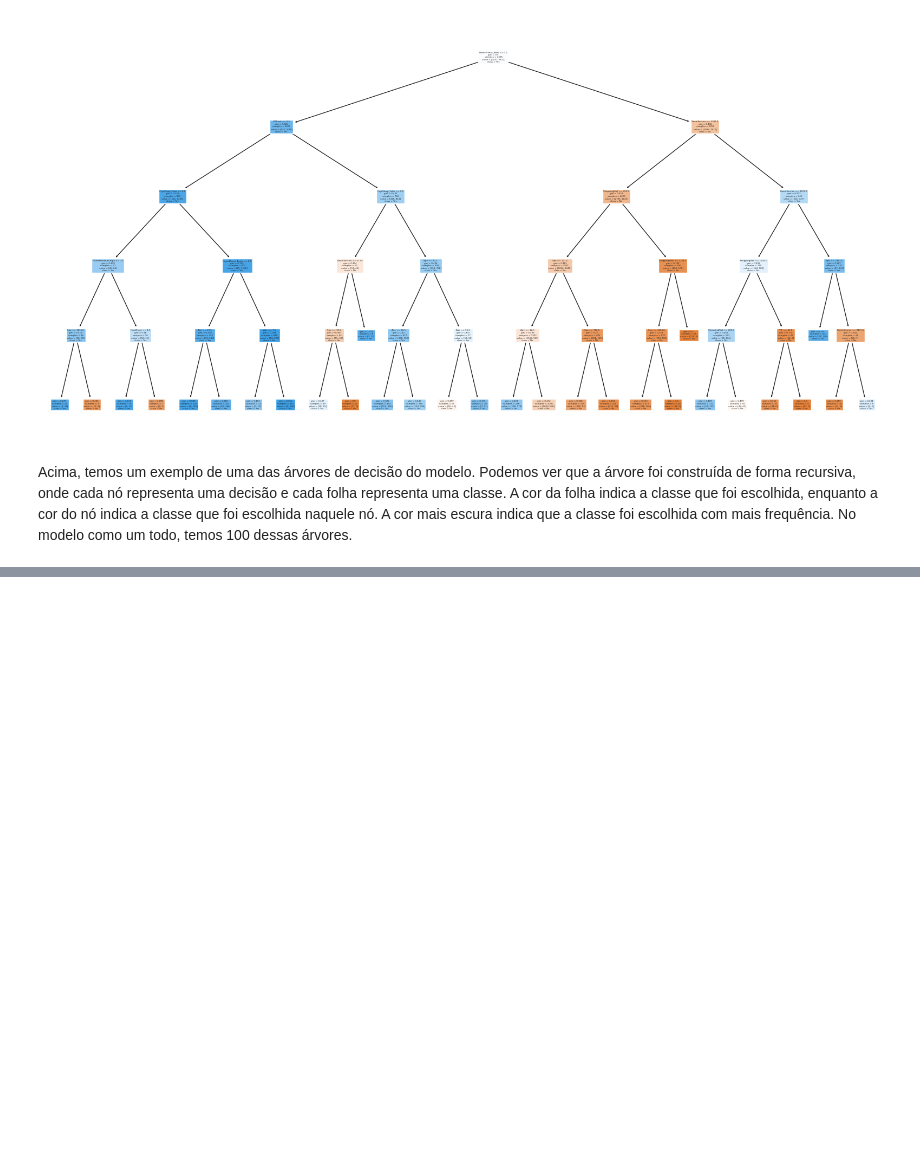
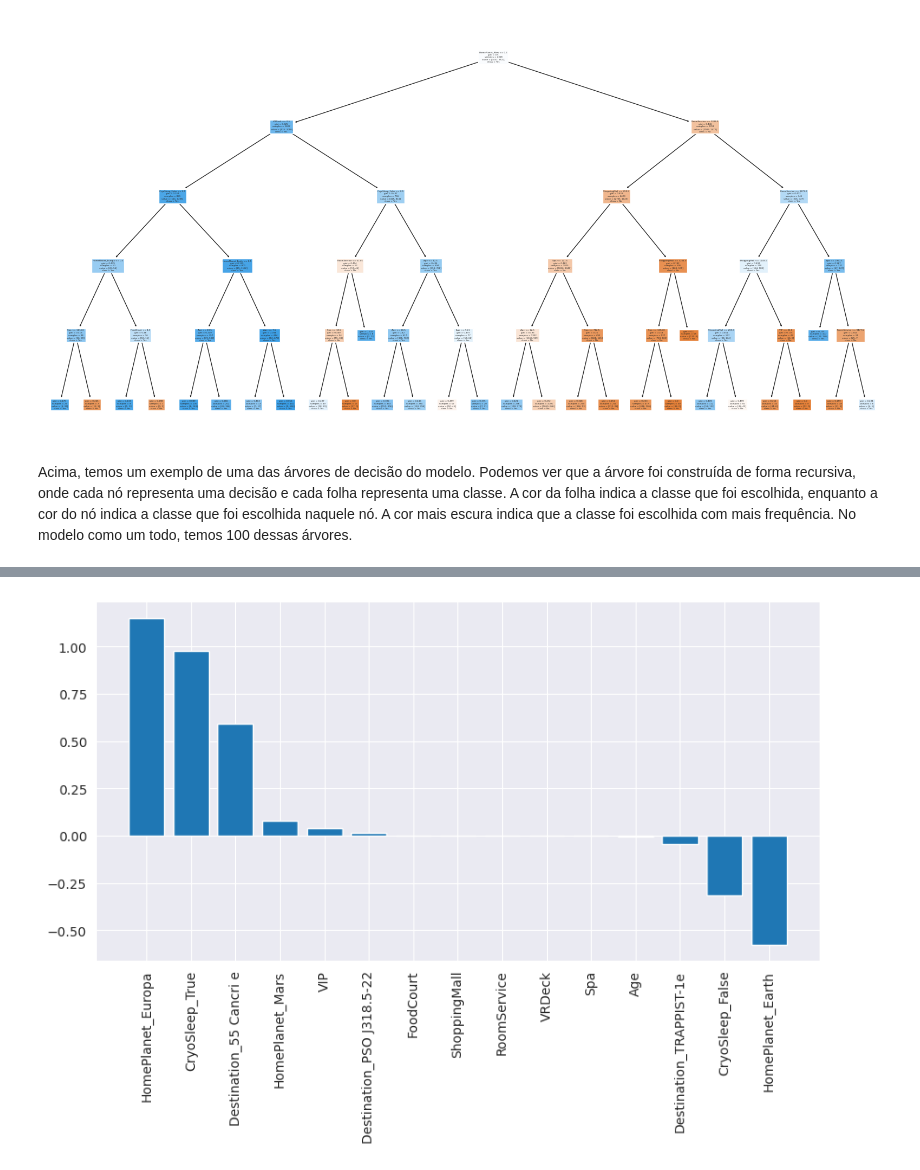
Before and after one commit to thomaschiari/Spaceship-Titanic-Kaggle-Competition, a Jupyter notebook: Spaceship-Titanic.ipynb, the cells around one changed output, grey strips where cells are left out. Cells and saved outputs as stored; diff of their text form; code cells hidden in the pictures; blank space fills up the shorter version.

```diff
--- a/Spaceship-Titanic.ipynb
+++ b/Spaceship-Titanic.ipynb
@@ -589,0 +602,8 @@ Acima, temos um exemplo de uma das árvores de decisão do modelo. Podemos ver q
+# %%
+from sklearn.linear_model import LogisticRegression
+
+model = LogisticRegression(random_state=0)
+
+x_train, x_test, y_train, y_test = train_test_split(X, y, test_size=0.2, random_state=0)
+
+model.fit(x_train, y_train)
@@ -589,0 +633,3 @@ Acima, temos um exemplo de uma das árvores de decisão do modelo. Podemos ver q
+# %%
+feature_importances = pd.DataFrame(model.coef_[0], index = x_train.columns, columns=['importance']).sort_values('importance', ascending=False)
+feature_importances
@@ -589,0 +653,7 @@ Acima, temos um exemplo de uma das árvores de decisão do modelo. Podemos ver q
+# %%
+plt.figure(figsize=(10, 5))
+plt.bar(feature_importances.index, feature_importances['importance'])
+plt.xticks(rotation=90)
+plt.show()
+# %% [output]
+[figure, added]
```
Also changed, not shown: parts of 9 cells of this notebook.
